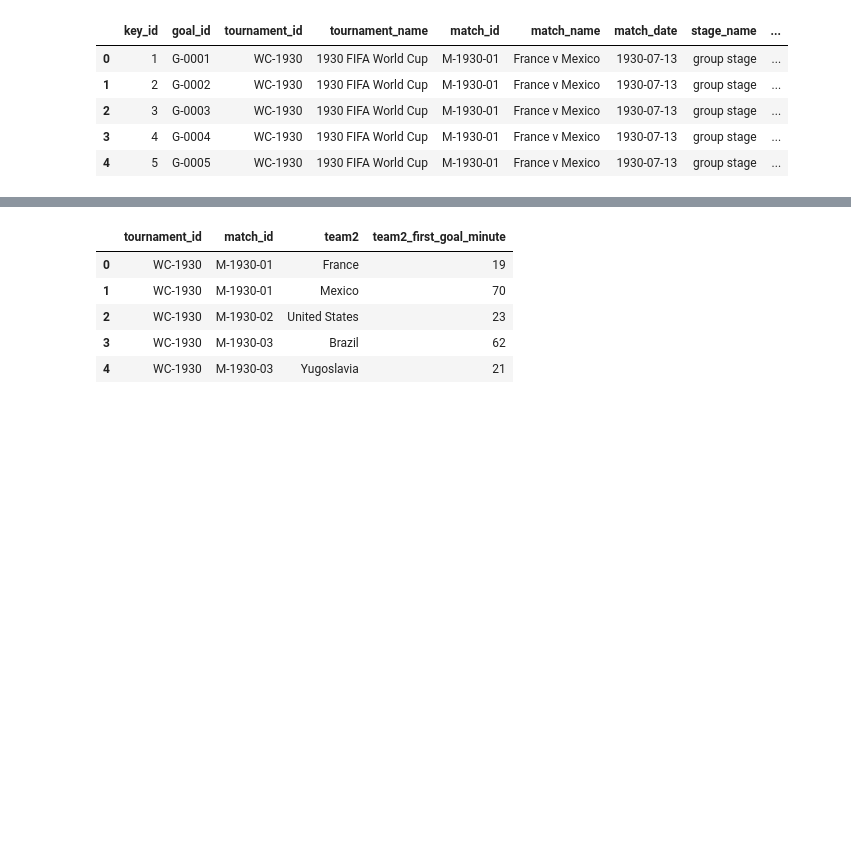
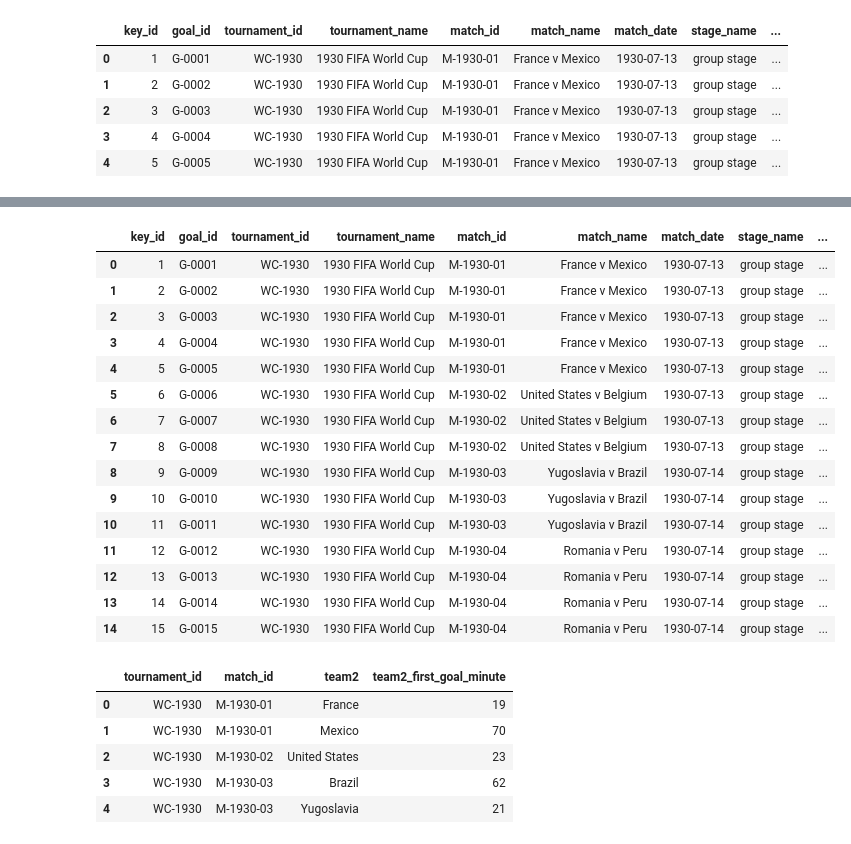
Before and after one commit to NaTaliaebr/Project_1, a Jupyter notebook: data_tranformation/Data_Transformation_Q2_first_score_number.ipynb, the cells around one changed output, grey strips where cells are left out. Saved outputs shown, nothing was run; the diff lists cells and outputs as text; code cells hidden in the pictures; blank space fills up the shorter version.

```diff
--- a/data_tranformation/Data_Transformation_Q2_first_score_number.ipynb
+++ b/data_tranformation/Data_Transformation_Q2_first_score_number.ipynb
@@ -52,6 +66,23 @@ team1_first_goal_info=team1_first_goal_info.rename(columns={'team_name': 'team1'
 # %%
 goals_data = goals_data.merge( team1_first_goal_info, on=["tournament_id", "match_id", 'team1'], how='left' )
-#goals_data.head(15)
+goals_data.head(15)
+# %% [output]
+|  | key_id | goal_id | tournament_id | tournament_name | match_id | match_name | match_date | stage_name | ... |
+| 0 | 1 | G-0001 | WC-1930 | 1930 FIFA World Cup | M-1930-01 | France v Mexico | 1930-07-13 | group stage | ... |
+| 1 | 2 | G-0002 | WC-1930 | 1930 FIFA World Cup | M-1930-01 | France v Mexico | 1930-07-13 | group stage | ... |
+| 2 | 3 | G-0003 | WC-1930 | 1930 FIFA World Cup | M-1930-01 | France v Mexico | 1930-07-13 | group stage | ... |
+| 3 | 4 | G-0004 | WC-1930 | 1930 FIFA World Cup | M-1930-01 | France v Mexico | 1930-07-13 | group stage | ... |
+| 4 | 5 | G-0005 | WC-1930 | 1930 FIFA World Cup | M-1930-01 | France v Mexico | 1930-07-13 | group stage | ... |
+| 5 | 6 | G-0006 | WC-1930 | 1930 FIFA World Cup | M-1930-02 | United States v Belgium | 1930-07-13 | group stage | ... |
+| 6 | 7 | G-0007 | WC-1930 | 1930 FIFA World Cup | M-1930-02 | United States v Belgium | 1930-07-13 | group stage | ... |
+| 7 | 8 | G-0008 | WC-1930 | 1930 FIFA World Cup | M-1930-02 | United States v Belgium | 1930-07-13 | group stage | ... |
+| 8 | 9 | G-0009 | WC-1930 | 1930 FIFA World Cup | M-1930-03 | Yugoslavia v Brazil | 1930-07-14 | group stage | ... |
+| 9 | 10 | G-0010 | WC-1930 | 1930 FIFA World Cup | M-1930-03 | Yugoslavia v Brazil | 1930-07-14 | group stage | ... |
+| 10 | 11 | G-0011 | WC-1930 | 1930 FIFA World Cup | M-1930-03 | Yugoslavia v Brazil | 1930-07-14 | group stage | ... |
+| 11 | 12 | G-0012 | WC-1930 | 1930 FIFA World Cup | M-1930-04 | Romania v Peru | 1930-07-14 | group stage | ... |
+| 12 | 13 | G-0013 | WC-1930 | 1930 FIFA World Cup | M-1930-04 | Romania v Peru | 1930-07-14 | group stage | ... |
+| 13 | 14 | G-0014 | WC-1930 | 1930 FIFA World Cup | M-1930-04 | Romania v Peru | 1930-07-14 | group stage | ... |
+| 14 | 15 | G-0015 | WC-1930 | 1930 FIFA World Cup | M-1930-04 | Romania v Peru | 1930-07-14 | group stage | ... |
 # %%
 goals_data = goals_data.rename( columns={ 'first_goal_minute': 'team1_first_goal_minute' } )
 #goals_data.head()
```
Also changed, not shown: parts of 6 cells of this notebook, 6 other files.
